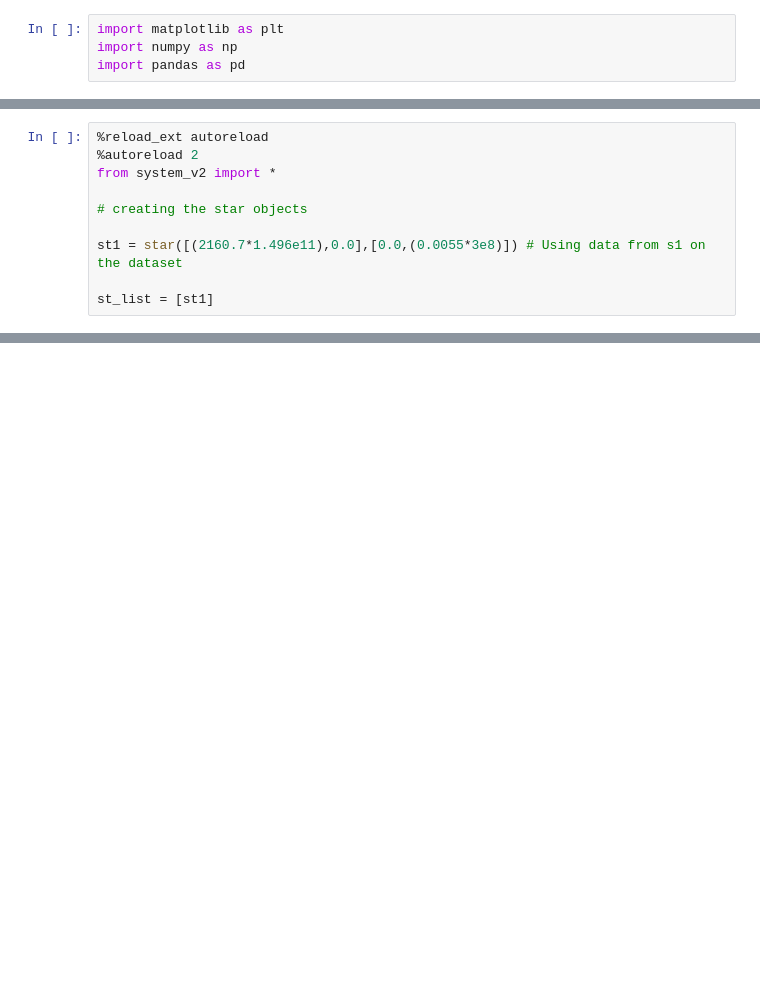
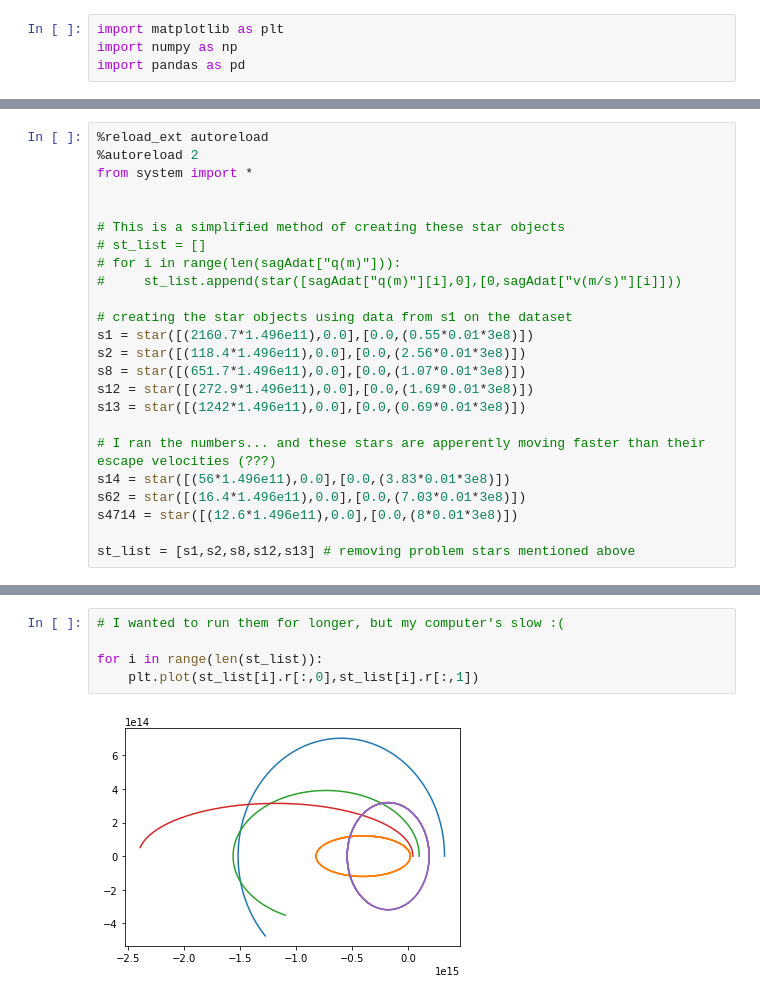
Before and after one commit to tairaeli/cmse202_honors_project, a Jupyter notebook: 2D_orbit_simulation/2d_orbit_sag_a.ipynb, the cells around one changed output, grey strips where cells are left out. Cells and saved outputs as stored; diff of their text form; blank space fills up the shorter version.

Commit message:
Got as many planets plotted as I could, found some interesting issues with some of our data

```diff
--- a/2D_orbit_simulation/2d_orbit_sag_a.ipynb
+++ b/2D_orbit_simulation/2d_orbit_sag_a.ipynb
@@ -7,11 +29,25 @@ sagAdat = pd.read_csv()
 # %%
 %reload_ext autoreload
 %autoreload 2
-from system_v2 import *
+from system import *
 
-# creating the star objects
 
-st1 = star([(2160.7*1.496e11),0.0],[0.0,(0.0055*3e8)]) # Using data from s1 on the dataset
+# This is a simplified method of creating these star objects
+# st_list = []
+# for i in range(len(sagAdat["q(m)"])):
+#     st_list.append(star([sagAdat["q(m)"][i],0],[0,sagAdat["v(m/s)"][i]]))
 
-st_list = [st1]
+# creating the star objects using data from s1 on the dataset
+s1 = star([(2160.7*1.496e11),0.0],[0.0,(0.55*0.01*3e8)])
+s2 = star([(118.4*1.496e11),0.0],[0.0,(2.56*0.01*3e8)])
+s8 = star([(651.7*1.496e11),0.0],[0.0,(1.07*0.01*3e8)])
+s12 = star([(272.9*1.496e11),0.0],[0.0,(1.69*0.01*3e8)])
+s13 = star([(1242*1.496e11),0.0],[0.0,(0.69*0.01*3e8)])
+
+# I ran the numbers... and these stars are apperently moving faster than their escape velocities (???)
+s14 = star([(56*1.496e11),0.0],[0.0,(3.83*0.01*3e8)])
+s62 = star([(16.4*1.496e11),0.0],[0.0,(7.03*0.01*3e8)])
+s4714 = star([(12.6*1.496e11),0.0],[0.0,(8*0.01*3e8)])
+
+st_list = [s1,s2,s8,s12,s13] # removing problem stars mentioned above
 # %%
@@ -35,0 +73,7 @@ SyntaxError: invalid syntax (Temp/ipykernel_20768/3528761252.py, line 16)
+# %%
+# I wanted to run them for longer, but my computer's slow :(
+
+for i in range(len(st_list)):
+    plt.plot(st_list[i].r[:,0],st_list[i].r[:,1])
+# %% [output]
+[figure, added]
```
Also changed, not shown: parts of 4 cells of this notebook, 1 other file.
